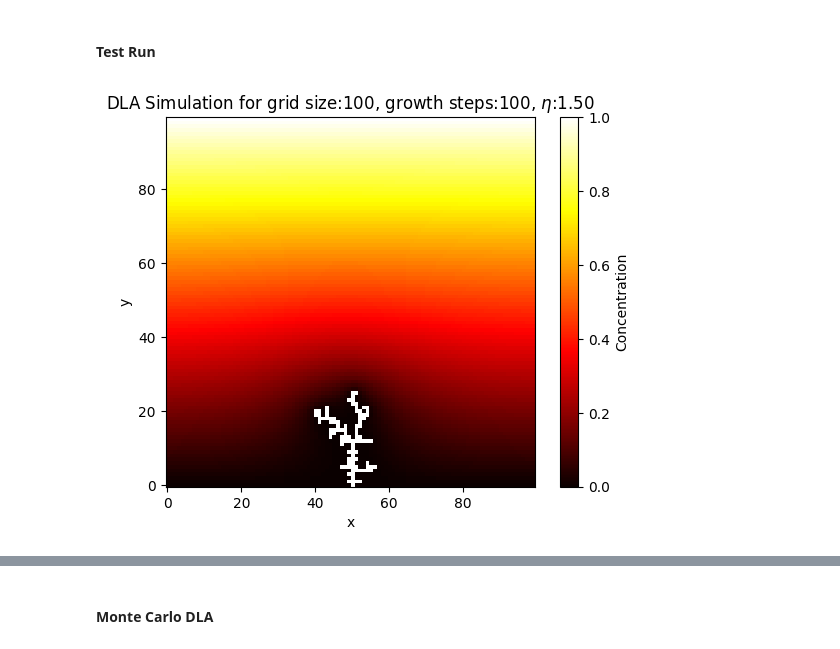
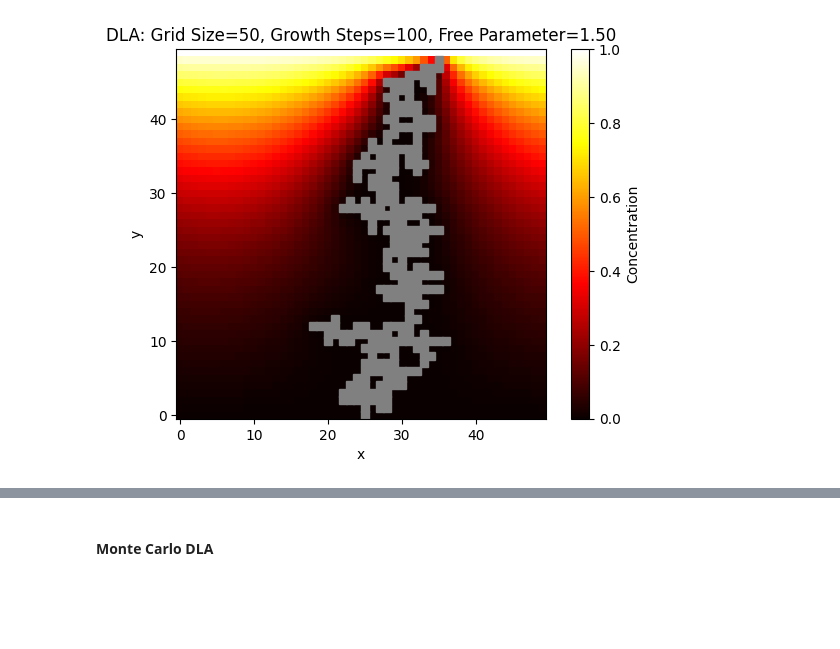
Before and after one commit to shreyaraghavendra/scientific-computing-group2, a Jupyter notebook: set2.ipynb, the cells around one changed output, grey strips where cells are left out. Saved outputs shown, nothing was run; the diff lists cells and outputs as text; code cells hidden in the pictures; blank space fills up the shorter version.

```diff
--- a/set2.ipynb
+++ b/set2.ipynb
@@ -116,24 +106,26 @@ def simulate_DLA(initial_grid, grid_size, objects, growth_steps, free_parameter)
-# %% [markdown]
-#### Test Run
-# %%
-grid_size = 100 # grid size
-initial_grid = np.zeros((grid_size,grid_size)) # initial grid
-initial_grid[-1,:] = 1 # source at y = N
-objects = [(0,int(grid_size/2))] # initial objects
-growth_steps = 100 # number of growth steps
-free_parameter = 1.5 # free parameter
-final_state, final_objects = simulate_DLA(initial_grid, grid_size, objects, growth_steps, free_parameter)
-
-# Making objects concentration 1 to visulaize the final state.
-for i in range(len(final_objects)):
-    final_state[final_objects[i][0], final_objects[i][1]] = 1
-
-fig, ax = plt.subplots()
-cax = ax.imshow(final_state, cmap='hot', interpolation='nearest', origin='lower')
-fig.colorbar(cax, label='Concentration')
-ax.set_xlabel('x')
-ax.set_ylabel('y')
-ax.set_title(fr'DLA Simulation for grid size:{grid_size}, growth steps:{growth_steps}, $\eta$:{free_parameter:.2f}')
-plt.show()
-# %% [output]
-[figure, removed]
+# %%
+grid_size = 50
+initial_grid = np.linspace(0, 1, grid_size).reshape((grid_size, 1)) # linear gradient in the y direction
+initial_grid = np.repeat(initial_grid, grid_size, axis=1)
+initial_objects = [(0,int(grid_size/2))]
+growth_steps = 500
+eta = 1.5 # changing this gives different object shapes
+omega = 1.90 # optimal omega for grid size 50 from the previous assignment
+
+final_state, final_objects = simulate_DLA(initial_grid, grid_size, initial_objects, growth_steps, eta, omega)
+# %%
+final_state, final_objects = simulate_DLA(initial_grid, grid_size, initial_objects, 100, 0, omega)
+fig, ax = plt.subplots()
+cax = ax.imshow(final_state, cmap='hot', interpolation='nearest', origin='lower')
+fig.colorbar(cax, label='Concentration')
+
+# Overlay objects as grey squares
+for obj in final_objects:
+    ax.plot(obj[1], obj[0], color='grey', marker = 's')
+
+ax.set_xlabel('x')
+ax.set_ylabel('y')
+ax.set_title(f'DLA: Grid Size={grid_size}, Growth Steps={growth_steps}, Free Parameter={eta:.2f}')
+plt.show()
+# %% [output]
+[figure, added]
```
Also changed, not shown: parts of 5 cells of this notebook.
